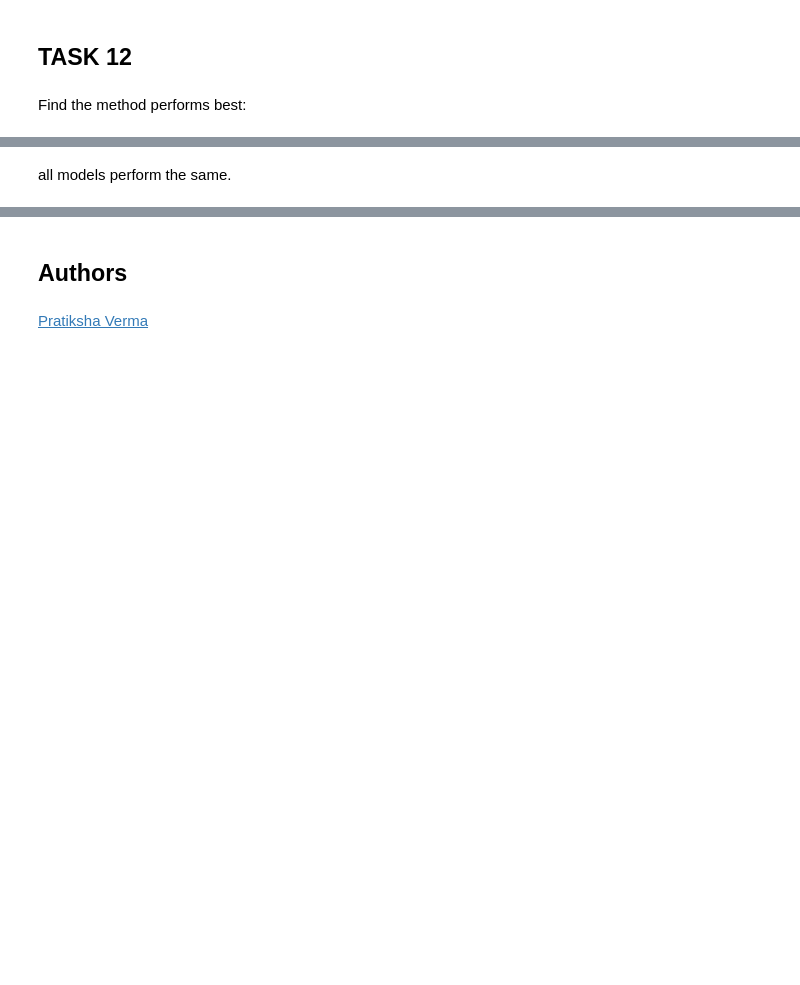
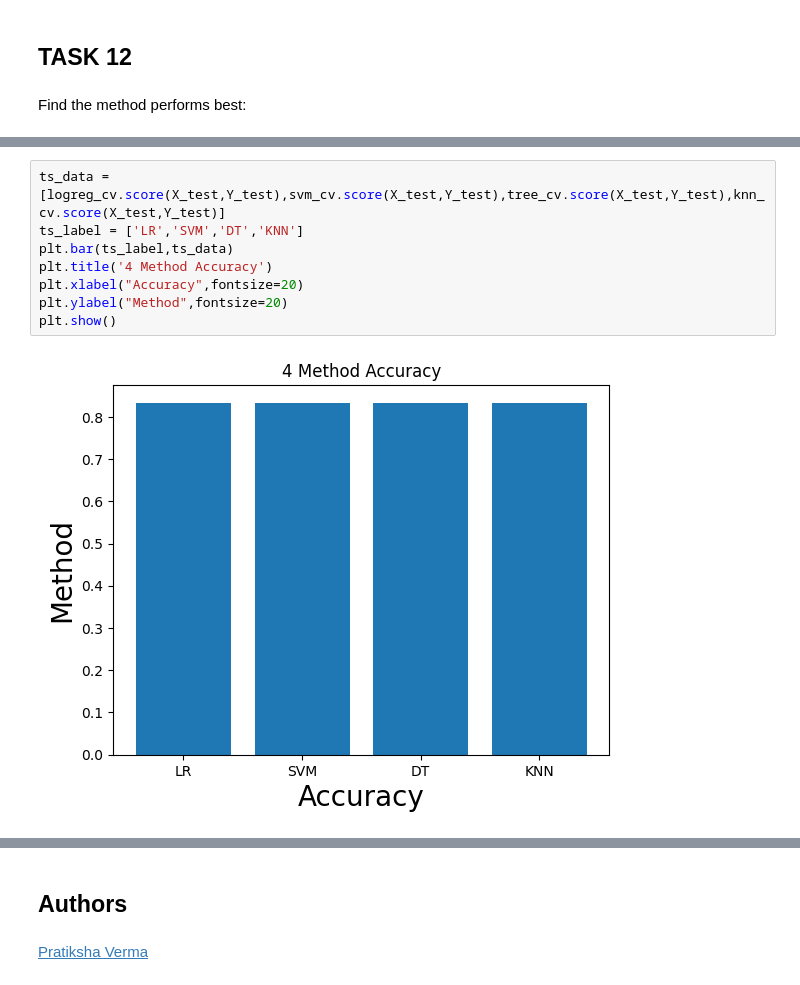
Before and after one commit to pat-rap/Applied-Data-Science-Capstone, a Jupyter notebook: SpaceX_Machine Learning Prediction_Part_5.ipynb, the cells around one changed output, grey strips where cells are left out. Cells and saved outputs as stored; diff of their text form; blank space fills up the shorter version.

```diff
--- a/SpaceX_Machine Learning Prediction_Part_5.ipynb
+++ b/SpaceX_Machine Learning Prediction_Part_5.ipynb
@@ -334,3 +334,11 @@ Accuracy for Decision Tree method:  0.8333333333333334
 Accuracy for K nearest neighbors method:  0.8333333333333334
-# %% [markdown]
-all models perform the same.
+# %%
+ts_data = [logreg_cv.score(X_test,Y_test),svm_cv.score(X_test,Y_test),tree_cv.score(X_test,Y_test),knn_cv.score(X_test,Y_test)]
+ts_label = ['LR','SVM','DT','KNN']
+plt.bar(ts_label,ts_data)
+plt.title('4 Method Accuracy')
+plt.xlabel("Accuracy",fontsize=20)
+plt.ylabel("Method",fontsize=20)
+plt.show()
+# %% [output]
+[figure, added]
```
Also changed, not shown: parts of 6 cells of this notebook.
